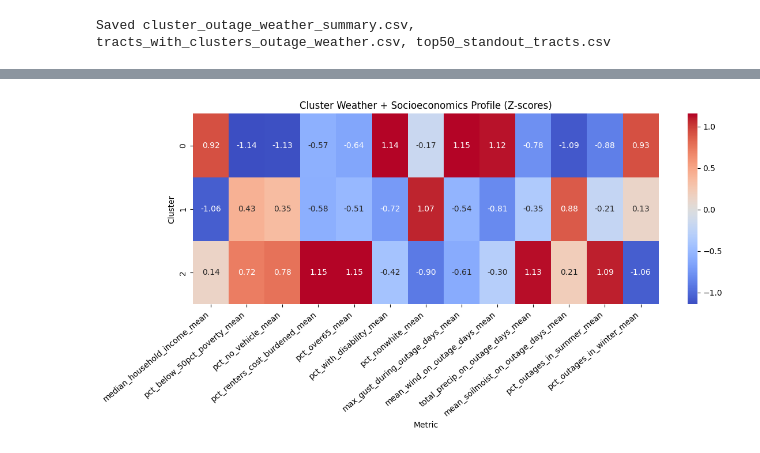
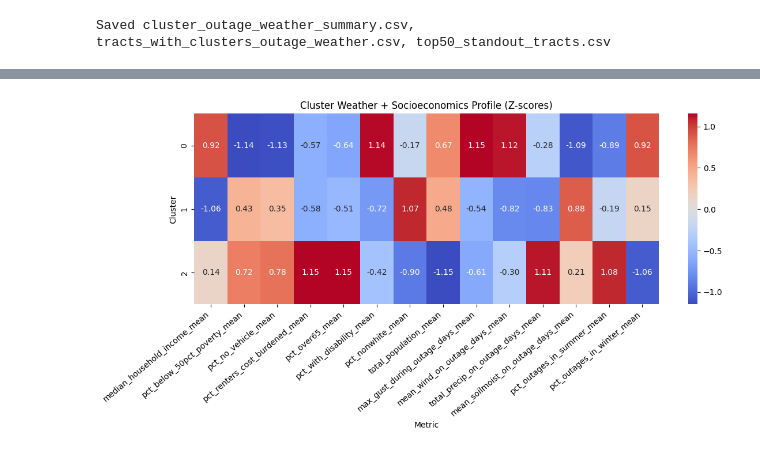
Before and after one commit to jessalynlc/MP, a Jupyter notebook: pca_outages_RTP.ipynb, the cells around one changed output, grey strips where cells are left out. Drawn from its saved outputs; the diff is of its cells as text; code cells hidden in the pictures.

```diff
--- a/pca_outages_RTP.ipynb
+++ b/pca_outages_RTP.ipynb
@@ -572,10 +562,10 @@ gdf['cluster'] = gdf['cluster'].astype(int)
 
 variables = ['PC1','PC2','PC3','PC4','cluster']
 titles = [
-    'PC1 — Overall Outage Burden',
-    'PC2 — Localized Long Duration Outages',
-    'PC3 — Seasonal and Event-Driven Outage Stress',
-    'PC4 — Seasonal Outage (Winter vs Summer)',
+    'PC1 — High-Impact Outages',
+    'PC2 — Long-Duration Outages',
+    'PC3 — Frequent Short Outages',
+    'PC4 — Winter High-Impact Outages',
     'K-Means Cluster'
 ]
 
@@ -901,13 +656,0 @@ PCA tracts not found in tract_geo (count): 0
-# %%
-# ensure both TRACT columns are comparable (strings, zero-padded 11 chars)
-tract_geo['TRACT'] = tract_geo['TRACT'].astype(str).str.zfill(11)
-outages_tract_pca_scores['TRACT'] = outages_tract_pca_scores['TRACT'].astype(str).str.zfill(11)
-
-# set difference
-pca_tract_set = set(outages_tract_pca_scores['TRACT'].unique())
-geo_tract_set = set(tract_geo['TRACT'].unique())
-
-tracts_only_in_geo = sorted(list(geo_tract_set - pca_tract_set))
-
-print("Count of tracts in tract_geo but NOT in PCA file:", len(tracts_only_in_geo))
-print("First 20 examples:", tracts_only_in_geo[:20])
@@ -1008,6 +688,7 @@ df = outages_tract_pca_scores[['TRACT','PC1','PC2','PC3','PC4','cluster']].merge
 # %%
 #DEFINING METRICS TO SUMMARIZE (from tract_socioeconomic and tract_weather)
 socioeconomic_metrics = [
+    'total_population',
     'median_household_income',
     'pct_below_50pct_poverty',
     'pct_no_vehicle',
@@ -1177,7 +840,7 @@ cols = [
     'pct_over65_mean',
     'pct_with_disability_mean',
     'pct_nonwhite_mean',
-    #'total_population_mean',
+    'total_population_mean',
     'max_gust_during_outage_days_mean',
     'mean_wind_on_outage_days_mean',
     'total_precip_on_outage_days_mean',
@@ -1185,31 +848,31 @@ cols = [
     'pct_outages_in_summer_mean',
     'pct_outages_in_winter_mean'
 
 ]
 #cluster-level z-scores (above/below average)
 cluster_summary_std = cluster_summary.copy()
 cluster_summary_std[cols] = cluster_summary_std[cols].apply(
     lambda x: (x - x.mean()) / x.std()
 )
 
 import seaborn as sns
 
 heatmap_data = cluster_summary_std.set_index('cluster')[cols]
 
 plt.figure(figsize=(12, 6))
 sns.heatmap(heatmap_data, cmap="coolwarm", center=0, annot=True, fmt=".2f")
 plt.title("Cluster Weather + Socioeconomics Profile (Z-scores)")
 plt.xlabel("Metric")
 plt.ylabel("Cluster")
 plt.xticks(rotation=40, ha="right")
 plt.tight_layout()
 
 plt.savefig(
     'data_processed/outages_pca_results_RTP/heat_map_cluster_weather_socioeconomics.png',
     dpi=300,
     bbox_inches='tight'
 )
 
 plt.show()
 # %% [output]
-[figure, old version]
+[figure, new version]
```
Also changed, not shown: parts of 18 cells of this notebook, 1 other file.
